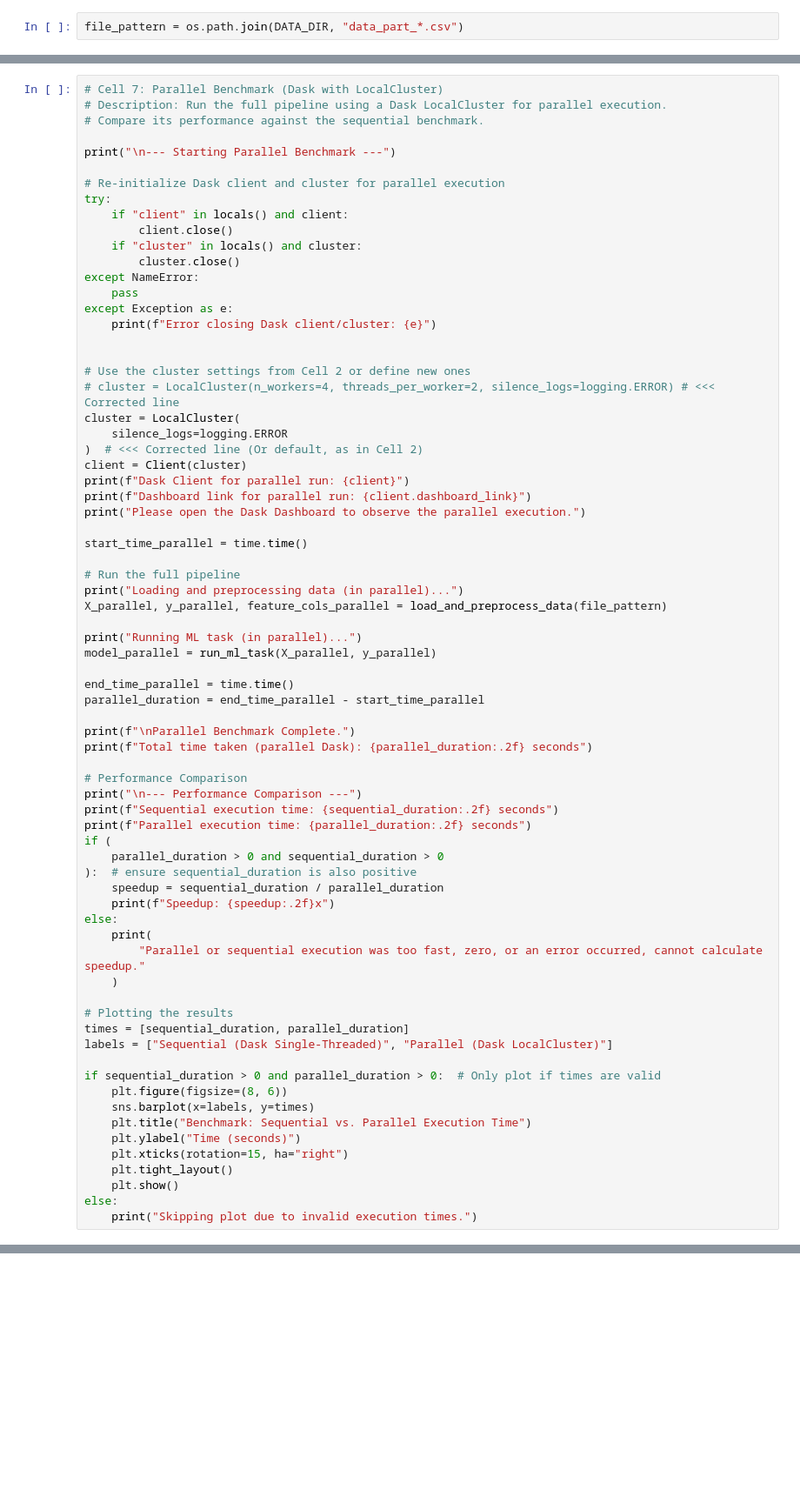
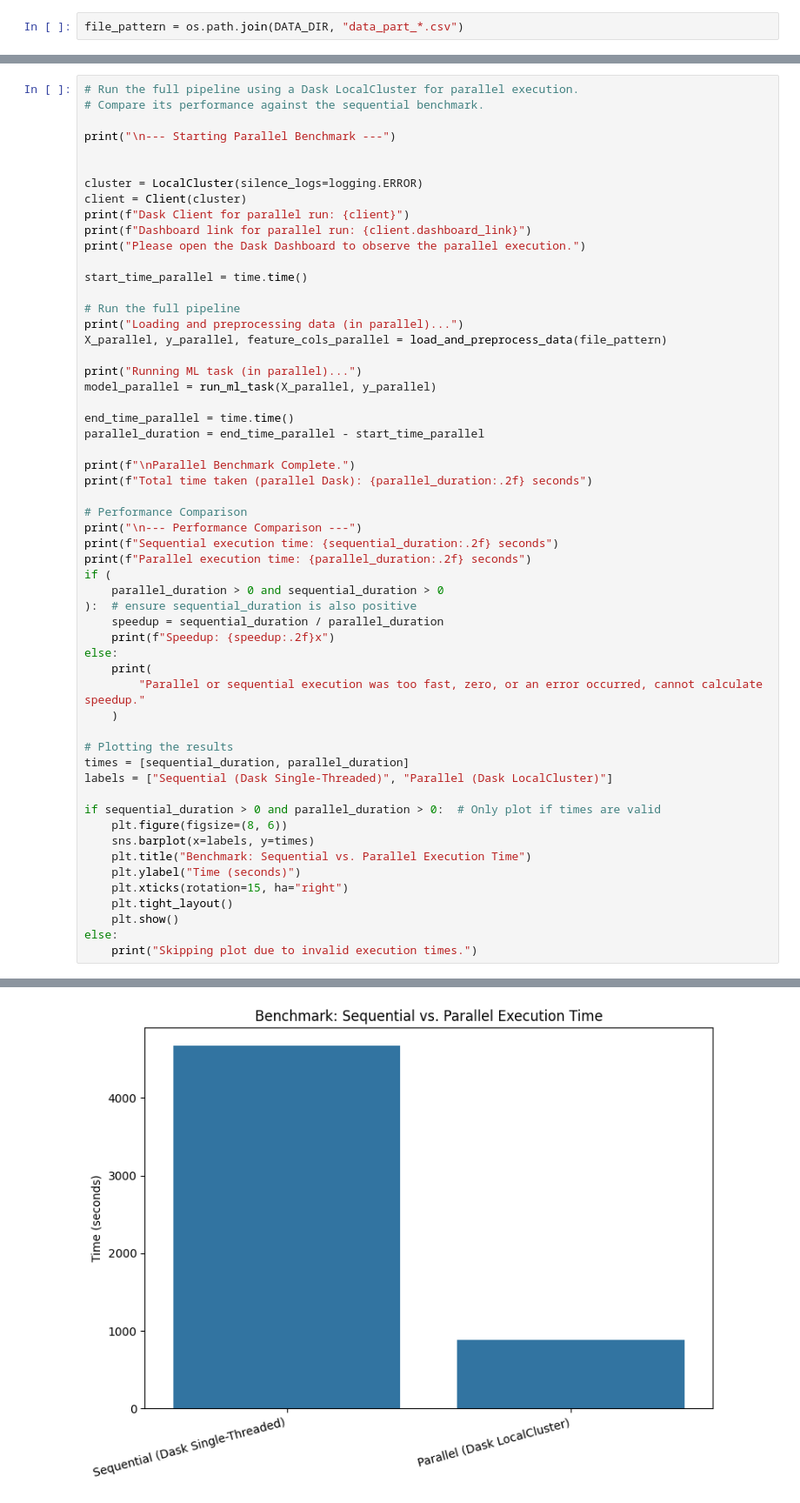
Before and after one commit to NikodemWojtczak/cic-LE4, a Jupyter notebook: gemini.ipynb, the cells around one changed output, grey strips where cells are left out. Shown at 87% size. Drawn from its saved outputs; the diff is of its cells as text; blank space fills up the shorter version.

```diff
--- a/gemini.ipynb
+++ b/gemini.ipynb
@@ -313,27 +270,11 @@ print("Dask config reset to 'threads' scheduler as a general default.")
 # %%
-# Cell 7: Parallel Benchmark (Dask with LocalCluster)
-# Description: Run the full pipeline using a Dask LocalCluster for parallel execution.
+# Run the full pipeline using a Dask LocalCluster for parallel execution.
 # Compare its performance against the sequential benchmark.
 
 print("\n--- Starting Parallel Benchmark ---")
 
-# Re-initialize Dask client and cluster for parallel execution
-try:
-    if "client" in locals() and client:
-        client.close()
-    if "cluster" in locals() and cluster:
-        cluster.close()
-except NameError:
-    pass
-except Exception as e:
-    print(f"Error closing Dask client/cluster: {e}")
 
-
-# Use the cluster settings from Cell 2 or define new ones
-# cluster = LocalCluster(n_workers=4, threads_per_worker=2, silence_logs=logging.ERROR) # <<< Corrected line
-cluster = LocalCluster(
-    silence_logs=logging.ERROR
-)  # <<< Corrected line (Or default, as in Cell 2)
+cluster = LocalCluster(silence_logs=logging.ERROR)
 client = Client(cluster)
 print(f"Dask Client for parallel run: {client}")
 print(f"Dashboard link for parallel run: {client.dashboard_link}")
@@ -382,3 +323,4 @@ if sequential_duration > 0 and parallel_duration > 0:  # Only plot if times are
     plt.show()
 else:
     print("Skipping plot due to invalid execution times.")
+# %% [output]
@@ -384,0 +344 @@ else:
+[figure, added]
```
Also changed, not shown: parts of 21 cells of this notebook, 1 other file.
